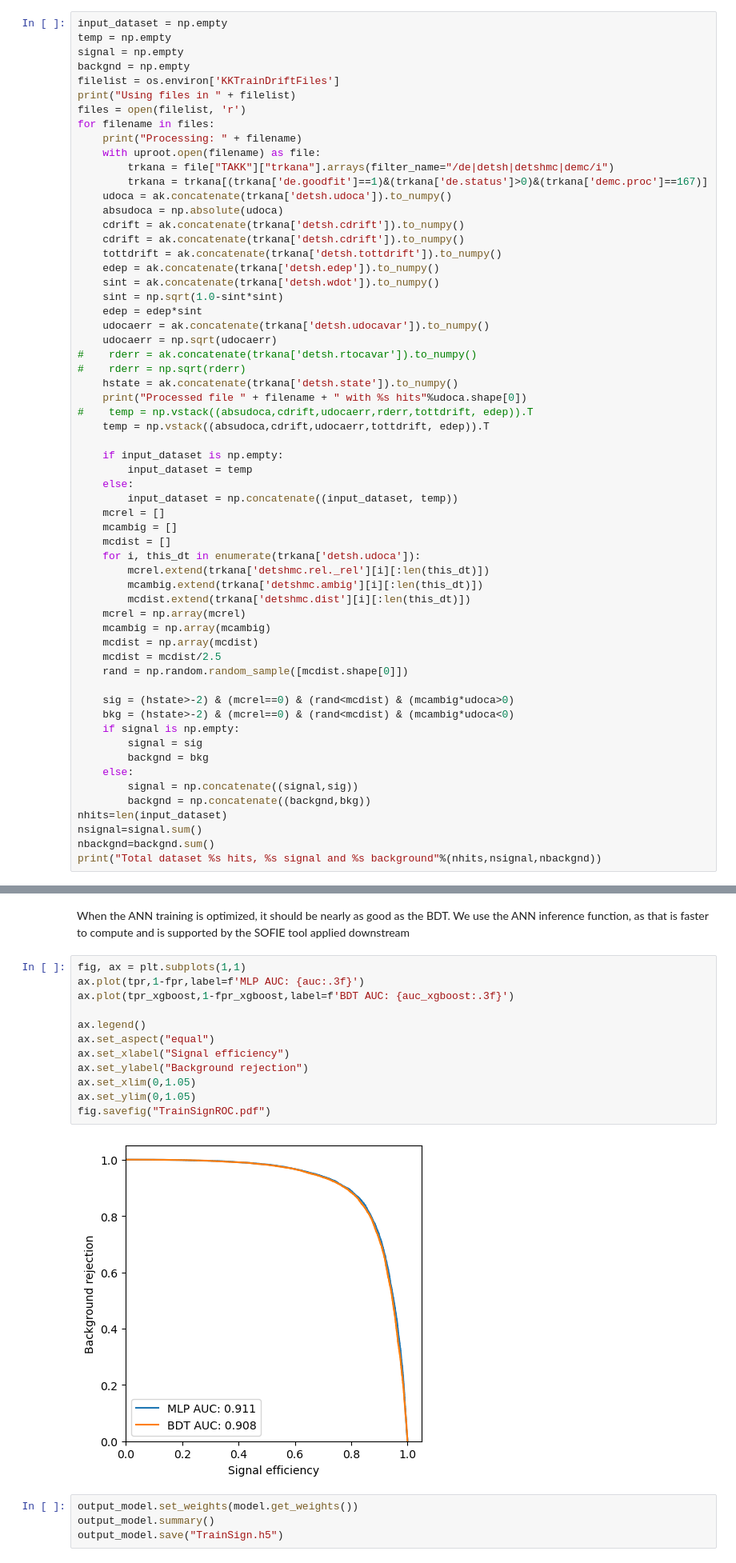
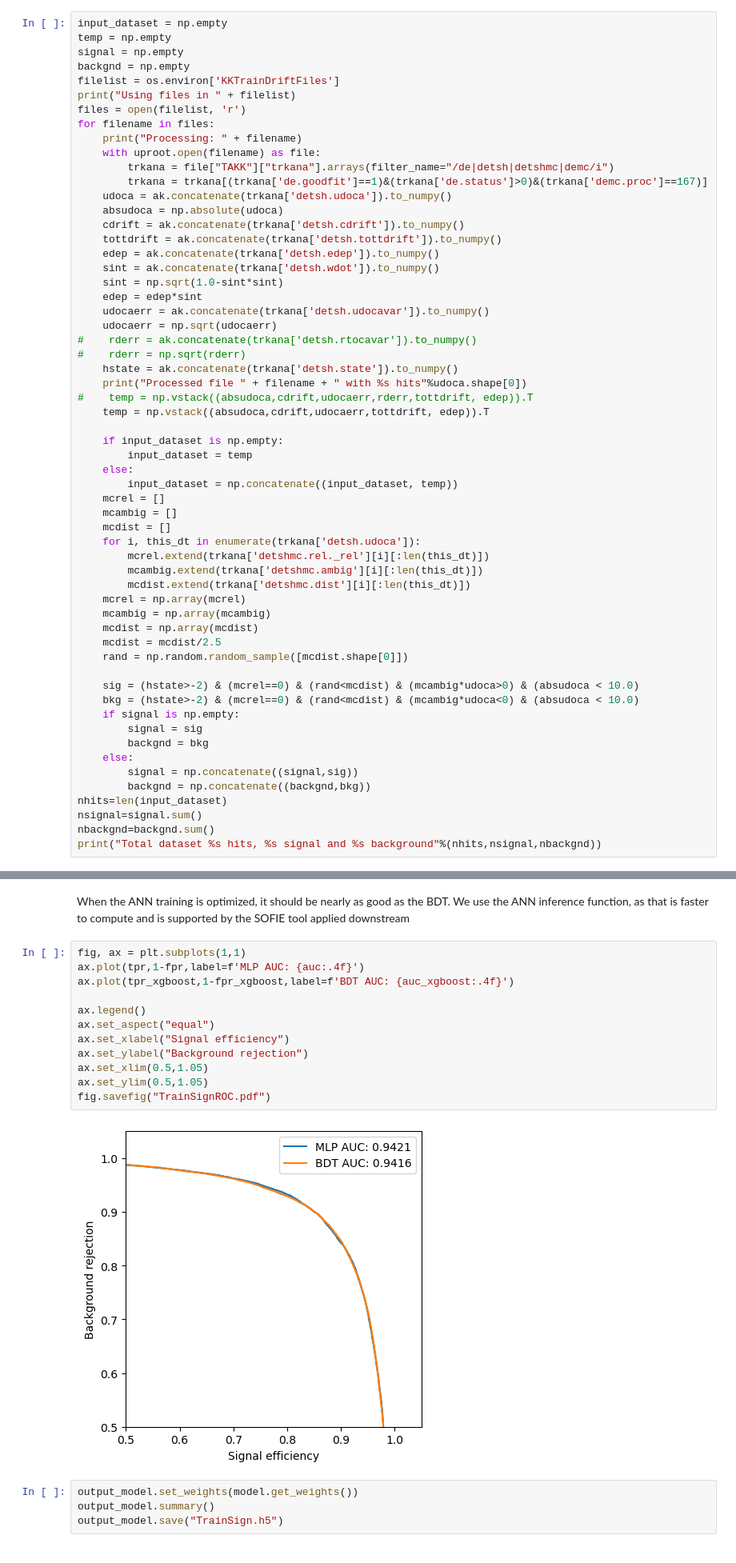
Before and after one commit to jnzhao3/KKTrain, a Jupyter notebook: TrainSign.ipynb, the cells around one changed output, grey strips where cells are left out. Shown at 80% size. Saved outputs shown, nothing was run; the diff lists cells and outputs as text.

```diff
--- a/TrainSign.ipynb
+++ b/TrainSign.ipynb
@@ -39,7 +39,6 @@ for filename in files:
         trkana = trkana[(trkana['de.goodfit']==1)&(trkana['de.status']>0)&(trkana['demc.proc']==167)]
     udoca = ak.concatenate(trkana['detsh.udoca']).to_numpy()
     absudoca = np.absolute(udoca)
-    cdrift = ak.concatenate(trkana['detsh.cdrift']).to_numpy()
     cdrift = ak.concatenate(trkana['detsh.cdrift']).to_numpy()
     tottdrift = ak.concatenate(trkana['detsh.tottdrift']).to_numpy()
     edep = ak.concatenate(trkana['detsh.edep']).to_numpy()
@@ -72,8 +71,8 @@ for filename in files:
     mcdist = mcdist/2.5
     rand = np.random.random_sample([mcdist.shape[0]])
 
-    sig = (hstate>-2) & (mcrel==0) & (rand<mcdist) & (mcambig*udoca>0)
-    bkg = (hstate>-2) & (mcrel==0) & (rand<mcdist) & (mcambig*udoca<0)
+    sig = (hstate>-2) & (mcrel==0) & (rand<mcdist) & (mcambig*udoca>0) & (absudoca < 10.0)
+    bkg = (hstate>-2) & (mcrel==0) & (rand<mcdist) & (mcambig*udoca<0) & (absudoca < 10.0)
     if signal is np.empty:
         signal = sig
         backgnd = bkg
@@ -300,18 +297,18 @@ auc_xgboost = roc_auc_score(y_test, prediction_xgboost)
 When the ANN training is optimized, it should be nearly as good as the BDT.  We use the ANN inference function, as that is faster to compute and is supported by the SOFIE tool applied downstream
 # %%
 fig, ax = plt.subplots(1,1)
-ax.plot(tpr,1-fpr,label=f'MLP AUC: {auc:.3f}')
-ax.plot(tpr_xgboost,1-fpr_xgboost,label=f'BDT AUC: {auc_xgboost:.3f}')
+ax.plot(tpr,1-fpr,label=f'MLP AUC: {auc:.4f}')
+ax.plot(tpr_xgboost,1-fpr_xgboost,label=f'BDT AUC: {auc_xgboost:.4f}')
 
 ax.legend()
 ax.set_aspect("equal")
 ax.set_xlabel("Signal efficiency")
 ax.set_ylabel("Background rejection")
-ax.set_xlim(0,1.05)
-ax.set_ylim(0,1.05)
+ax.set_xlim(0.5,1.05)
+ax.set_ylim(0.5,1.05)
 fig.savefig("TrainSignROC.pdf")
 # %% [output]
-[figure, old version]
+[figure, new version]
 # %%
 output_model.set_weights(model.get_weights())
 output_model.summary()
```
Also changed, not shown: parts of 11 cells of this notebook, 8 other files.
